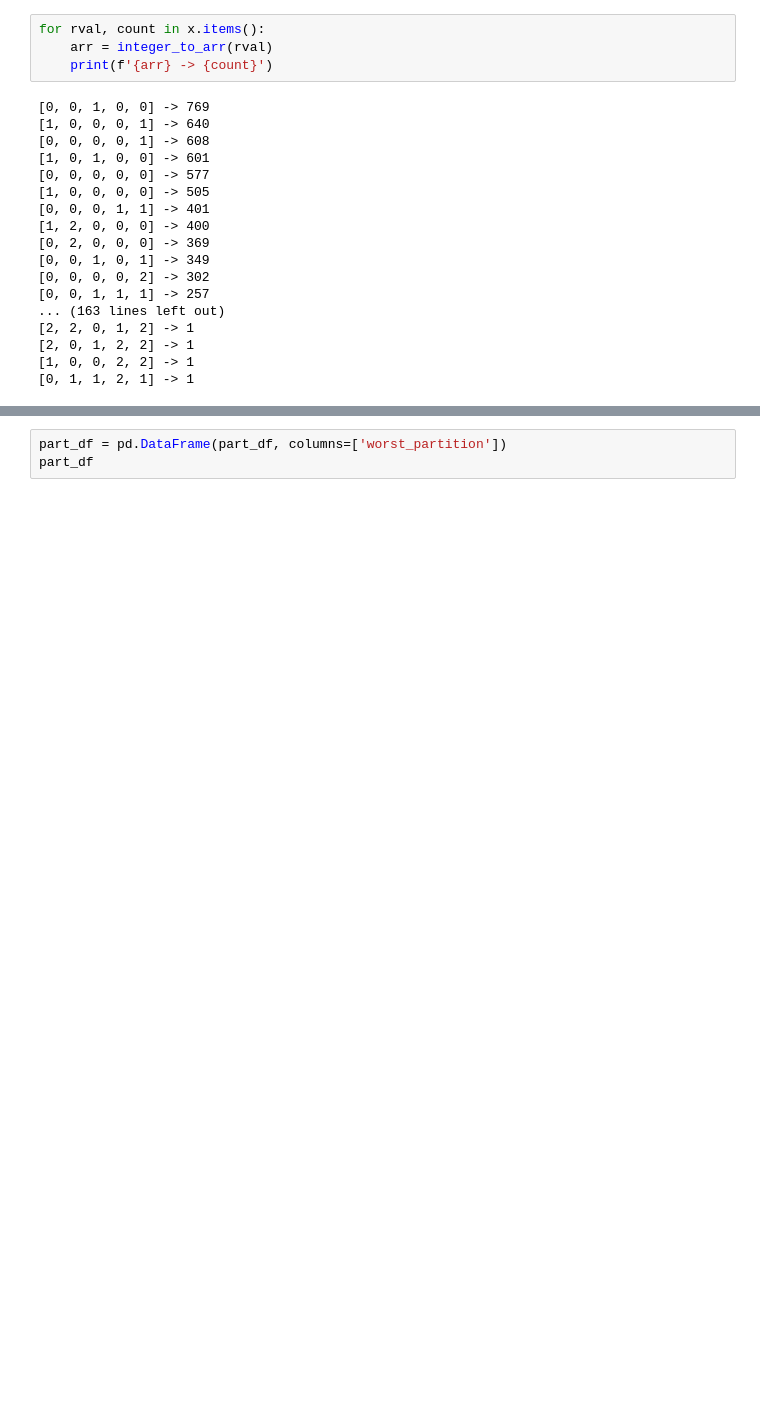
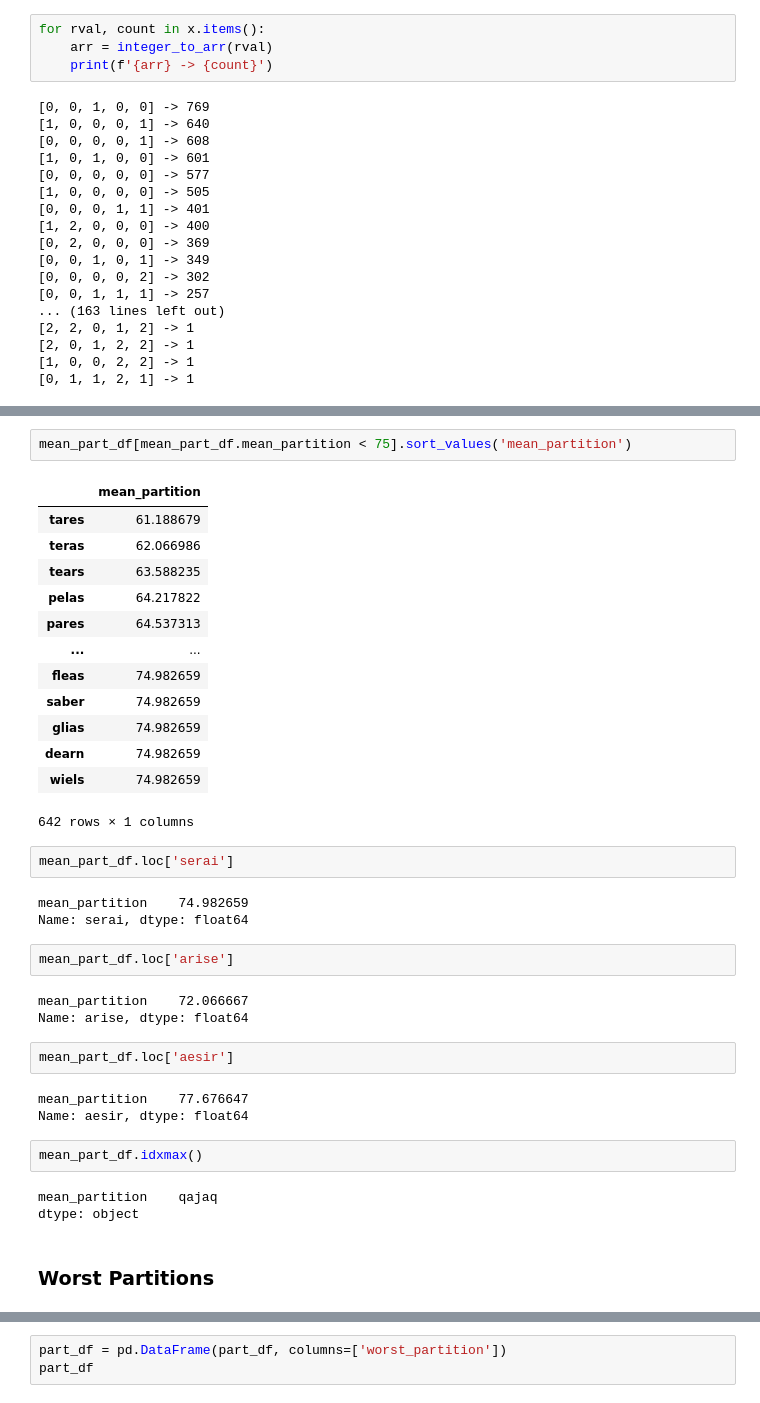
Before and after one commit to boompig/wordle-py, a Jupyter notebook: notebooks/Combinations.ipynb, the cells around one changed output, grey strips where cells are left out. Cells and saved outputs as stored; diff of their text form; blank space fills up the shorter version.

```diff
--- a/notebooks/Combinations.ipynb
+++ b/notebooks/Combinations.ipynb
@@ -245,3 +280,41 @@ for rval, count in x.items():
+# %%
+mean_part_df[mean_part_df.mean_partition < 75].sort_values('mean_partition')
+# %% [output]
+|  | mean_partition |
+| tares | 61.188679 |
+| teras | 62.066986 |
+| tears | 63.588235 |
+| pelas | 64.217822 |
+| pares | 64.537313 |
+| ... | ... |
+| fleas | 74.982659 |
+| saber | 74.982659 |
+| glias | 74.982659 |
+| dearn | 74.982659 |
+| wiels | 74.982659 |
+642 rows × 1 columns
+# %%
+mean_part_df.loc['serai']
+# %% [output]
+mean_partition    74.982659
+Name: serai, dtype: float64
+# %%
+mean_part_df.loc['arise']
+# %% [output]
+mean_partition    72.066667
+Name: arise, dtype: float64
+# %%
+mean_part_df.loc['aesir']
+# %% [output]
+mean_partition    77.676647
+Name: aesir, dtype: float64
+# %%
+mean_part_df.idxmax()
+# %% [output]
+mean_partition    qajaq
+dtype: object
+# %% [markdown]
+### Worst Partitions
 # %%
 def get_worst_partition(row) -> int:
     x = row.value_counts().to_dict()
```
Also changed, not shown: parts of 26 cells of this notebook, 4 other files.
